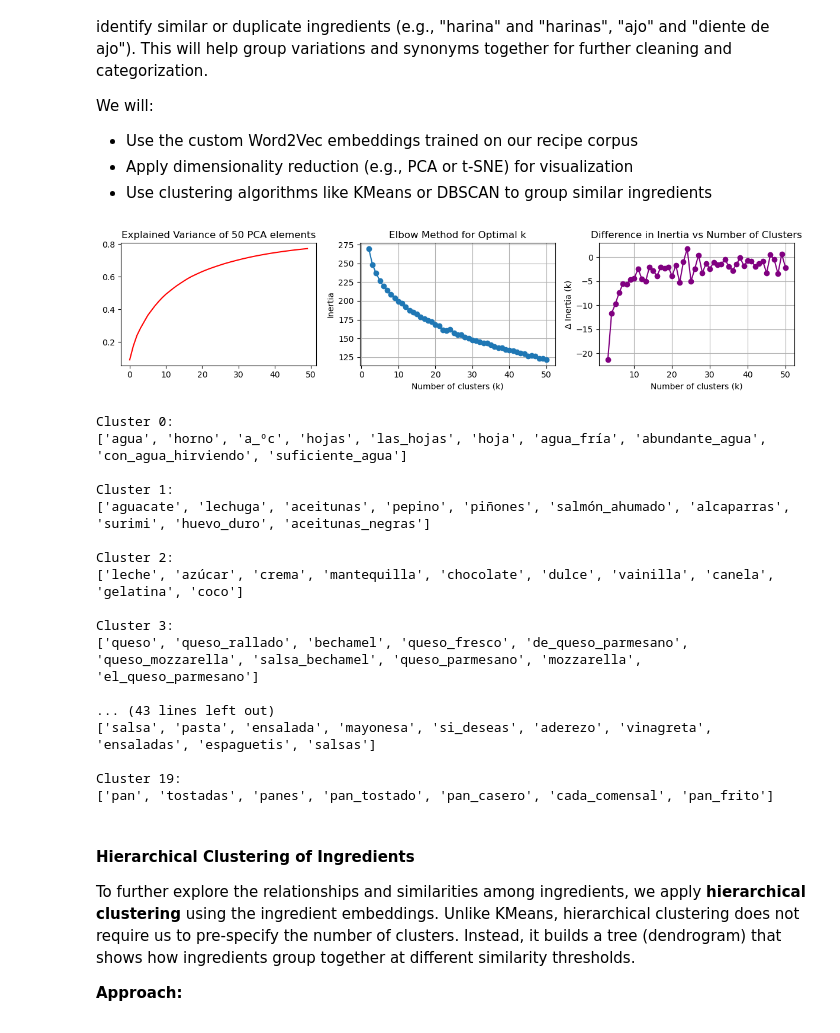
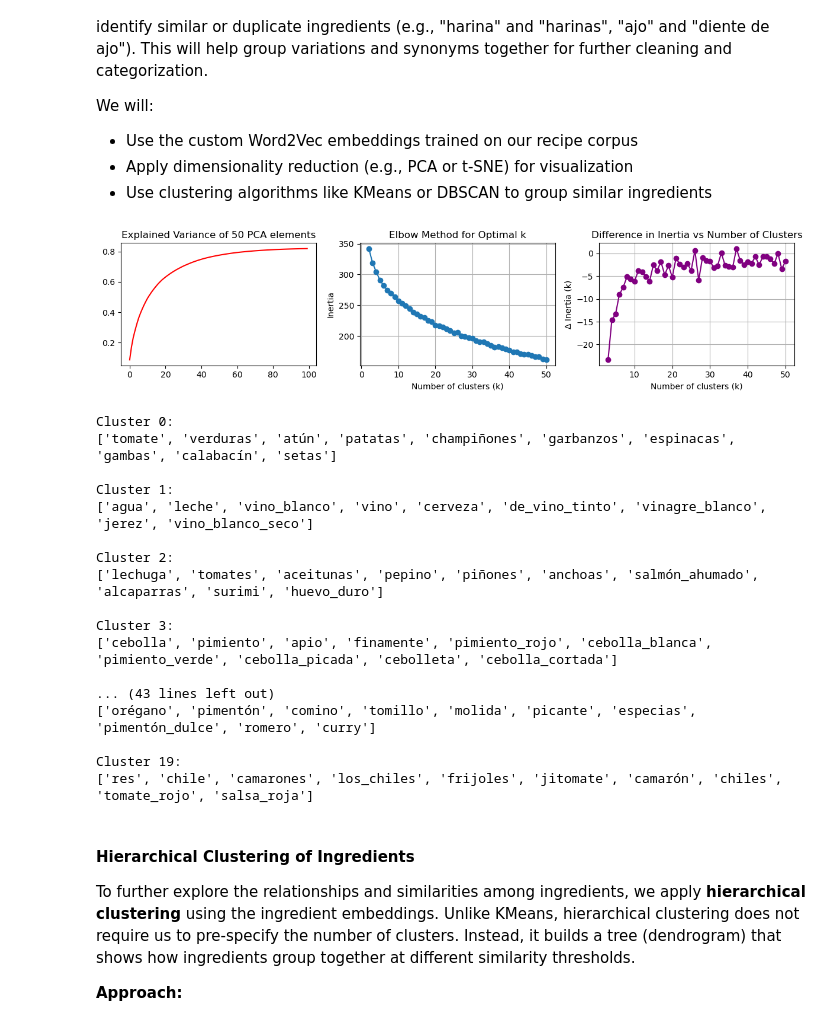
Before and after one commit to garimasc/RecipesInSpanish, a Jupyter notebook: ingredients.ipynb, the cells around one changed output. Cells and saved outputs as stored; diff of their text form; code cells hidden in the pictures.

```diff
--- a/ingredients.ipynb
+++ b/ingredients.ipynb
@@ -235,45 +235,46 @@ ingredientes_l = data.loc[logreg_pipe.predict(data['word']) == 1, 'word'].tolist
 ingredientes_emb = get_embeddings(ingredientes_l, embedding_model)
 # Normalize embeddings to unit vectors for cosine distance
 ingredientes_emb_norm = ingredientes_emb / np.linalg.norm(ingredientes_emb, axis=1, keepdims=True)
-pca = PCA(n_components= 50)
+pca = PCA(n_components= 100)
 ingredientes_emb_pca = pca.fit_transform(ingredientes_emb_norm)
+emb_pca_norm = ingredientes_emb_pca / np.linalg.norm(ingredientes_emb_pca, axis=1, keepdims=True)
 
 
 fig,axs = plt.subplots(figsize= (12,3), ncols= 3)
 
 axs[0].plot(pca.explained_variance_.cumsum(), color= 'red')
 axs[0].set_title("Explained Variance of 50 PCA elements")
 
 inertia = []
 K = range(2, 51)
 for k in K:
     kmeans = KMeans(n_clusters=k, random_state=1, n_init=10)
-    kmeans.fit(ingredientes_emb_pca)
+    kmeans.fit(emb_pca_norm)
     inertia.append(kmeans.inertia_)
 
 axs[1].plot(K, inertia, 'o-')
 axs[1].set_xlabel('Number of clusters (k)')
 axs[1].set_ylabel('Inertia')
 axs[1].set_title('Elbow Method for Optimal k')
 axs[1].grid()
 
 # Plot the difference in inertia (first derivative) to help identify the "elbow"
 inertia_diff = np.diff(inertia)
 axs[2].plot(K[1:], inertia_diff, 'o-', color='purple')
 axs[2].set_xlabel('Number of clusters (k)')
 axs[2].set_ylabel('Δ Inertia (k)')  # Difference in inertia
 axs[2].set_title('Difference in Inertia vs Number of Clusters')
 axs[2].grid()
 
 plt.tight_layout()
 plt.show()
 # %% [output]
-[figure, old version]
+[figure, new version]
 # %%
 # Choose number of clusters (e.g., 10, can be tuned)
 n_clusters = 20
 kmeans = KMeans(n_clusters=n_clusters, random_state=0, n_init=100)
-labels = kmeans.fit_predict(ingredientes_emb_pca)
+labels = kmeans.fit_predict(emb_pca_norm)
 
 # Create a DataFrame to inspect clusters
 ingredientes_clusters = pd.DataFrame({
@@ -287,22 +288,22 @@ for c in range(n_clusters):
     print(ingredientes_clusters[ingredientes_clusters['cluster'] == c]['ingrediente'].head(10).to_list())
 # %% [output]
 Cluster 0:
-['agua', 'horno', 'a_ºc', 'hojas', 'las_hojas', 'hoja', 'agua_fría', 'abundante_agua', 'con_agua_hirviendo', 'suficiente_agua']
+['tomate', 'verduras', 'atún', 'patatas', 'champiñones', 'garbanzos', 'espinacas', 'gambas', 'calabacín', 'setas']
 
 Cluster 1:
-['aguacate', 'lechuga', 'aceitunas', 'pepino', 'piñones', 'salmón_ahumado', 'alcaparras', 'surimi', 'huevo_duro', 'aceitunas_negras']
+['agua', 'leche', 'vino_blanco', 'vino', 'cerveza', 'de_vino_tinto', 'vinagre_blanco', 'jerez', 'vino_blanco_seco']
 
 Cluster 2:
-['leche', 'azúcar', 'crema', 'mantequilla', 'chocolate', 'dulce', 'vainilla', 'canela', 'gelatina', 'coco']
+['lechuga', 'tomates', 'aceitunas', 'pepino', 'piñones', 'anchoas', 'salmón_ahumado', 'alcaparras', 'surimi', 'huevo_duro']
 
 Cluster 3:
-['queso', 'queso_rallado', 'bechamel', 'queso_fresco', 'de_queso_parmesano', 'queso_mozzarella', 'salsa_bechamel', 'queso_parmesano', 'mozzarella', 'el_queso_parmesano']
+['cebolla', 'pimiento', 'apio', 'finamente', 'pimiento_rojo', 'cebolla_blanca', 'pimiento_verde', 'cebolla_picada', 'cebolleta', 'cebolla_cortada']
 
 ... (43 lines left out)
-['salsa', 'pasta', 'ensalada', 'mayonesa', 'si_deseas', 'aderezo', 'vinagreta', 'ensaladas', 'espaguetis', 'salsas']
+['orégano', 'pimentón', 'comino', 'tomillo', 'molida', 'picante', 'especias', 'pimentón_dulce', 'romero', 'curry']
 
 Cluster 19:
-['pan', 'tostadas', 'panes', 'pan_tostado', 'pan_casero', 'cada_comensal', 'pan_frito']
+['res', 'chile', 'camarones', 'los_chiles', 'frijoles', 'jitomate', 'camarón', 'chiles', 'tomate_rojo', 'salsa_roja']
 # %% [markdown]
 #### Hierarchical Clustering of Ingredients
 
```
Also changed, not shown: parts of 7 cells of this notebook.
